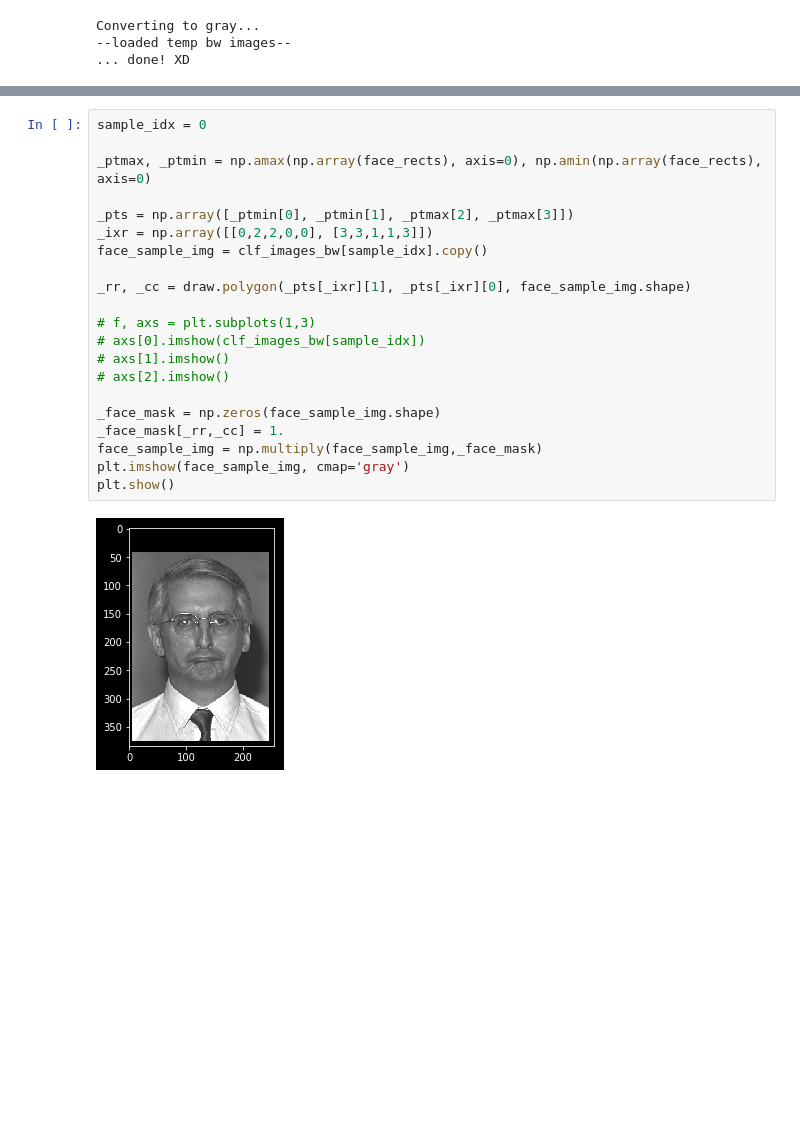
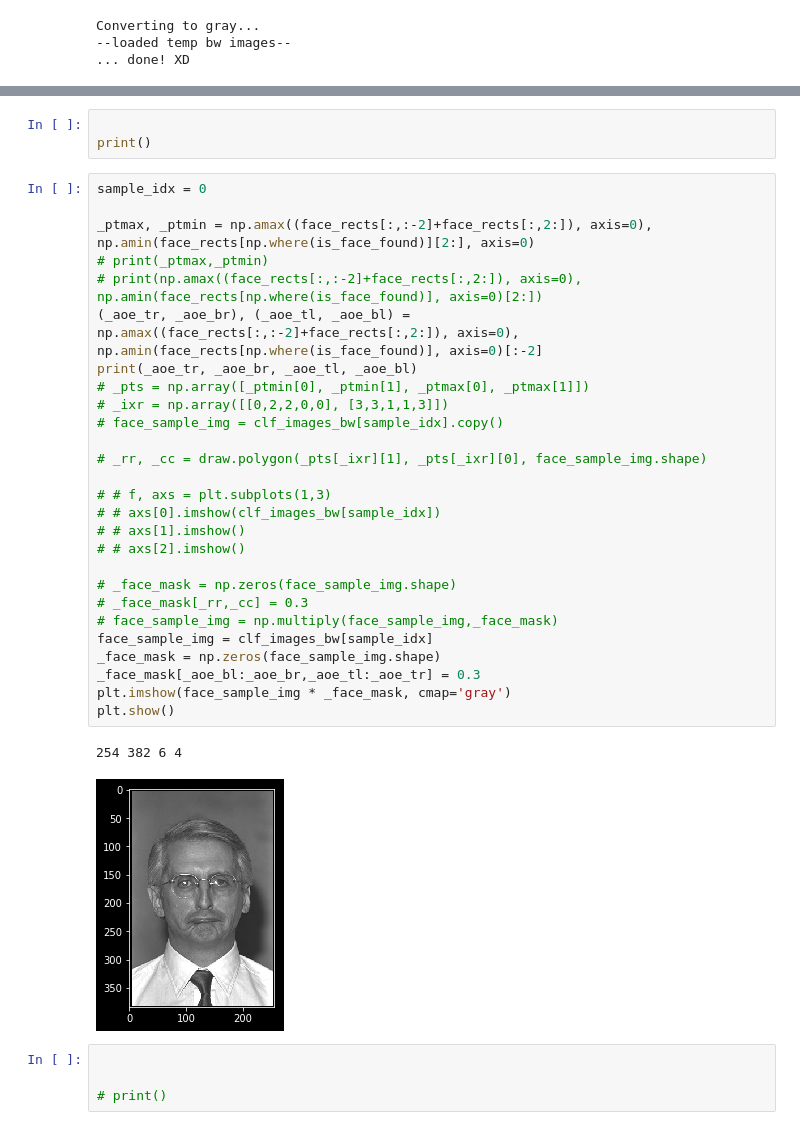
Before and after one commit to otivedani/hedge_hog, a Jupyter notebook: examples/ColorFERET_HOG_latest.ipynb, the cells around one changed output, grey strips where cells are left out. Saved outputs shown, nothing was run; the diff lists cells and outputs as text; blank space fills up the shorter version.

```diff
--- a/examples/ColorFERET_HOG_latest.ipynb
+++ b/examples/ColorFERET_HOG_latest.ipynb
@@ -152,25 +165,39 @@ no face :  65 65
 ...done resizing too!
+# %%
+
+print()
 # %%
 sample_idx = 0
 
-_ptmax, _ptmin = np.amax(np.array(face_rects), axis=0), np.amin(np.array(face_rects), axis=0)
+_ptmax, _ptmin = np.amax((face_rects[:,:-2]+face_rects[:,2:]), axis=0), np.amin(face_rects[np.where(is_face_found)][2:], axis=0)
+# print(_ptmax,_ptmin)
+# print(np.amax((face_rects[:,:-2]+face_rects[:,2:]), axis=0), np.amin(face_rects[np.where(is_face_found)], axis=0)[2:])
+(_aoe_tr, _aoe_br), (_aoe_tl, _aoe_bl) = np.amax((face_rects[:,:-2]+face_rects[:,2:]), axis=0), np.amin(face_rects[np.where(is_face_found)], axis=0)[:-2]
+print(_aoe_tr, _aoe_br, _aoe_tl, _aoe_bl)
+# _pts = np.array([_ptmin[0], _ptmin[1], _ptmax[0], _ptmax[1]])
+# _ixr = np.array([[0,2,2,0,0], [3,3,1,1,3]])
+# face_sample_img = clf_images_bw[sample_idx].copy()
 
-_pts = np.array([_ptmin[0], _ptmin[1], _ptmax[2], _ptmax[3]])
-_ixr = np.array([[0,2,2,0,0], [3,3,1,1,3]])
-face_sample_img = clf_images_bw[sample_idx].copy()
+# _rr, _cc = draw.polygon(_pts[_ixr][1], _pts[_ixr][0], face_sample_img.shape)
 
-_rr, _cc = draw.polygon(_pts[_ixr][1], _pts[_ixr][0], face_sample_img.shape)
+# # f, axs = plt.subplots(1,3)
+# # axs[0].imshow(clf_images_bw[sample_idx])
+# # axs[1].imshow()
+# # axs[2].imshow()
 
-# f, axs = plt.subplots(1,3)
-# axs[0].imshow(clf_images_bw[sample_idx])
-# axs[1].imshow()
-# axs[2].imshow()
-
+# _face_mask = np.zeros(face_sample_img.shape)
+# _face_mask[_rr,_cc] = 0.3
+# face_sample_img = np.multiply(face_sample_img,_face_mask)
+face_sample_img = clf_images_bw[sample_idx]
 _face_mask = np.zeros(face_sample_img.shape)
-_face_mask[_rr,_cc] = 1.
-face_sample_img = np.multiply(face_sample_img,_face_mask)
-plt.imshow(face_sample_img, cmap='gray')
+_face_mask[_aoe_bl:_aoe_br,_aoe_tl:_aoe_tr] = 0.3
+plt.imshow(face_sample_img * _face_mask, cmap='gray')
 plt.show()
 # %% [output]
+254 382 6 4
-[figure, old version]
+[figure, new version]
+# %%
+
+
+# print()
 # %%
```
Also changed, not shown: parts of 12 cells of this notebook, 2 other files.
